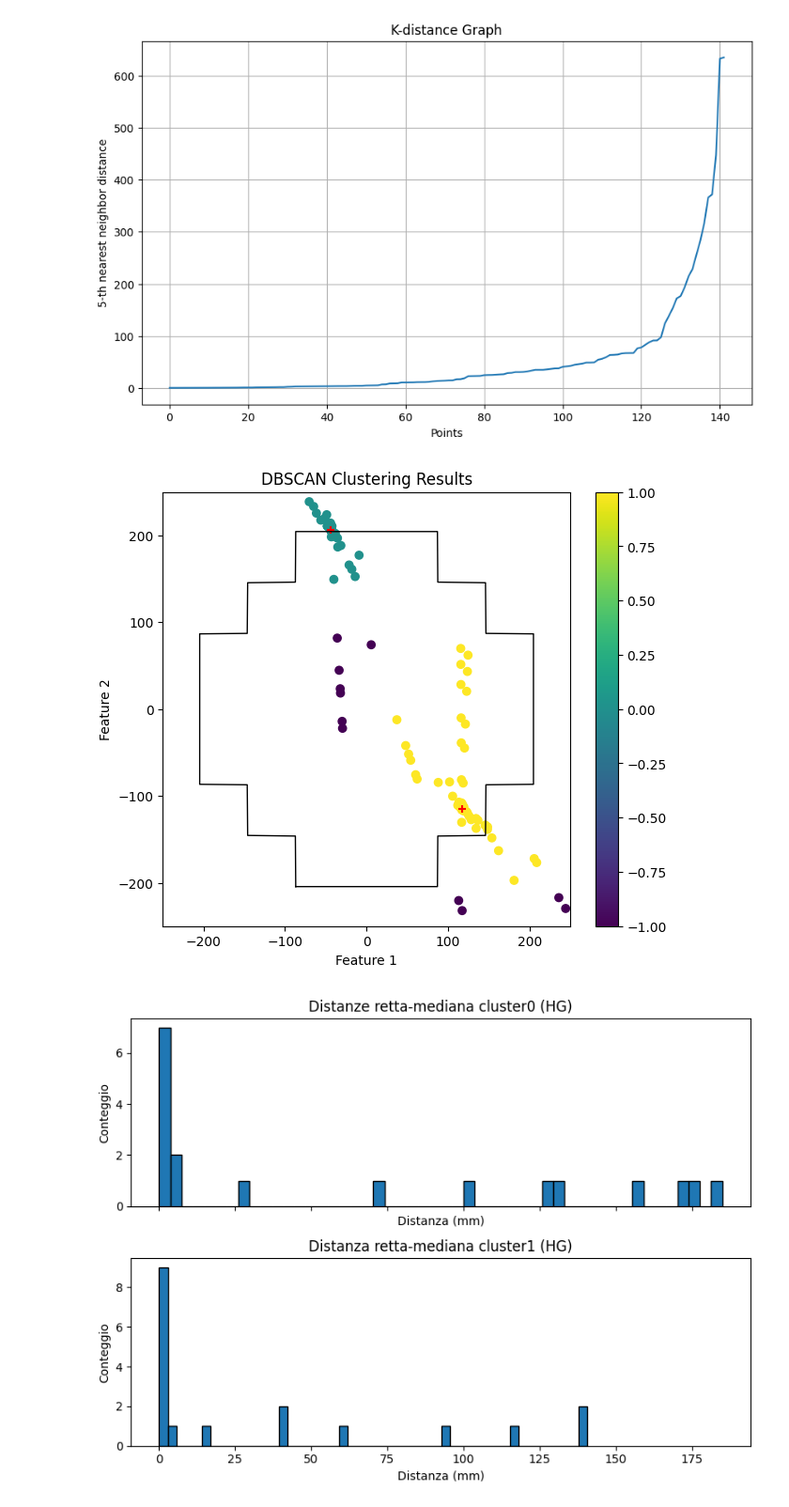
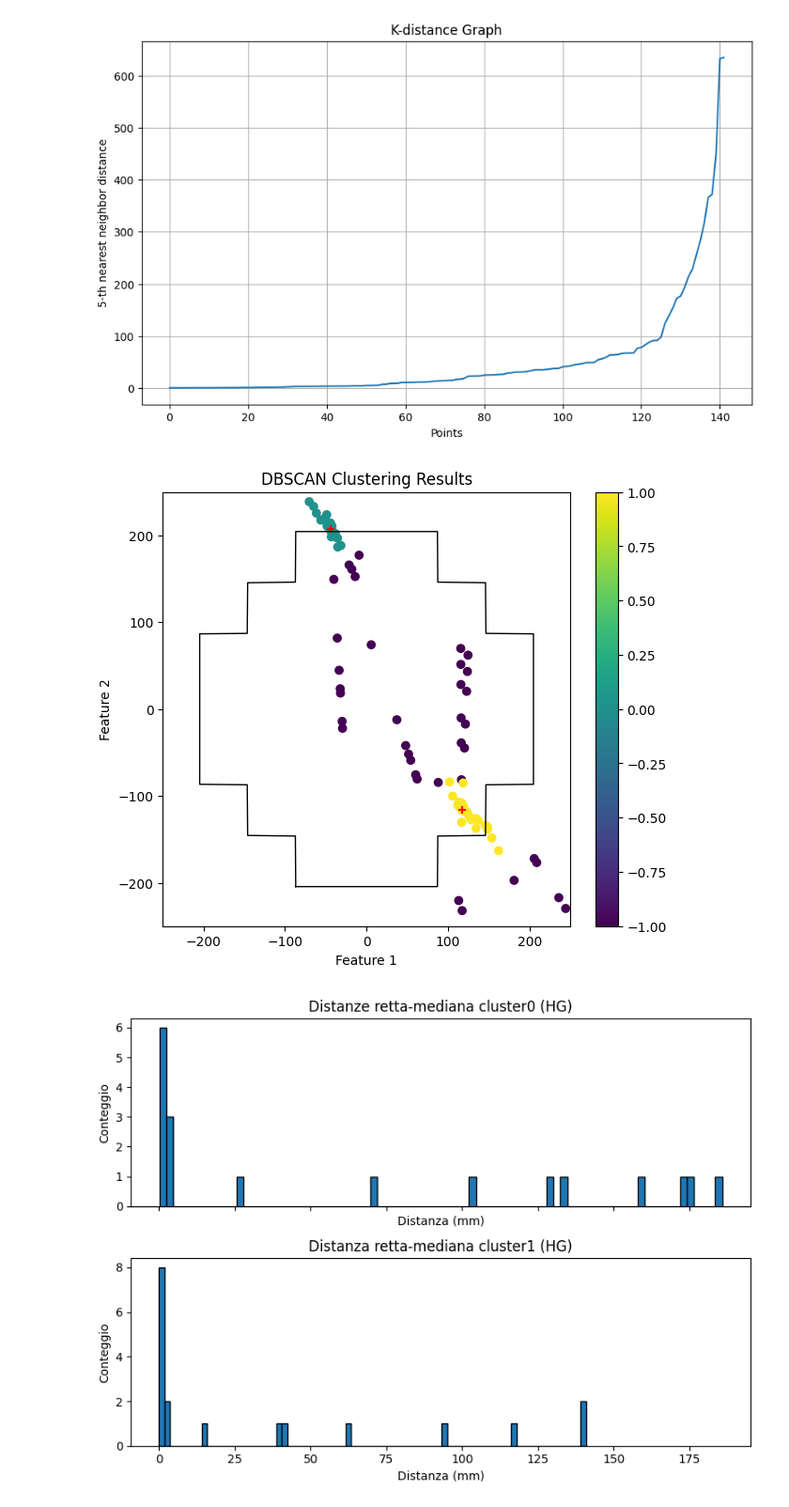
Before and after one commit to mfrancescangeli1/ASTRI, a Jupyter notebook: ev0_doubleevent.ipynb, the cells around one changed output. Shown at 94% size. Saved outputs shown, nothing was run; the diff lists cells and outputs as text; code cells hidden in the pictures.

```diff
--- a/ev0_doubleevent.ipynb
+++ b/ev0_doubleevent.ipynb
@@ -538,7 +469,7 @@ plot_k_distance_graph(v_hg, k=5)
 [figure]
 # %%
 # Perform DBSCAN clustering
-epsilon = 50  # Chosen based on k-distance graph
+epsilon = 20  # Chosen based on k-distance graph
 min_samples = 6  # 2 * num_features (2D data)
 dbscan = DBSCAN(eps=epsilon, min_samples=min_samples)
 clusters = dbscan.fit_predict(v_hg)
@@ -562,7 +493,7 @@ plt.xlim(-250,250)
 plt.ylim(-250,250)
 plt.show()
 # %% [output]
-[figure, old version]
+[figure, new version]
 # %%
 #per ora solo rette hg e utilizzo mediana
 r_median1 = []
@@ -588,10 +519,10 @@ for r in rette_hg:
     r_median1.append(dist0)
     r_median0.append(dist1)
     # filtro
-    if dist0 < 25:
+    if dist0 < 10:
         r["event"]=0
 
-    if dist1 < 25:
+    if dist1 < 10:
         r["event"]=1
 r_median1 = np.array(r_median1)
 r_median0= np.array(r_median0)
@@ -625,36 +556,36 @@ r_median_lg= np.array(r_median_lg)
 # Istogramma
 # -----------------------------
 fig, axes = plt.subplots(2, 1, figsize=(8, 6), sharex='col')
 
 # -------------------- HG --------------------
 #  distanze tra coppie
-axes[0].hist(r_median1, bins=50, edgecolor='black')
+axes[0].hist(r_median1, bins=80, edgecolor='black')
 axes[0].set_title("Distanze retta-mediana cluster0 (HG)")
 axes[0].set_ylabel("Conteggio")
 axes[0].set_xlabel("Distanza (mm)")
 
 #  distanze dal baricentro
-axes[1].hist(r_median0, bins=50, edgecolor='black')
+axes[1].hist(r_median0, bins=80, edgecolor='black')
 axes[1].set_title("Distanza retta-mediana cluster1 (HG)")
 axes[1].set_ylabel("Conteggio")
 axes[1].set_xlabel("Distanza (mm)")
 
 
 
 # -------------------- LG --------------------
 #  distanze tra coppie
 #axes[0,1].hist(r_mean_lg, bins=50, edgecolor='black')
 #axes[0,1].set_title("Distanze retta-media (LG)")
 
 #  distanze dal baricentro
 #axes[1,1].hist(r_median_lg, bins=50, edgecolor='black')
 #axes[1,1].set_title("Distanza retta-mediana (LG)")
 #axes[1,1].set_xlabel("Distanza (mm)")
 
 plt.tight_layout()
 plt.show()
 # %% [output]
-[figure, old version]
+[figure, new version]
 # %%
 colori = {0: "royalblue", 1: "orange"}   # colori per i due eventi
 fig, ax = plt.subplots(figsize=(6, 6))
```
Also changed, not shown: parts of 3 cells of this notebook, 3 other files.
